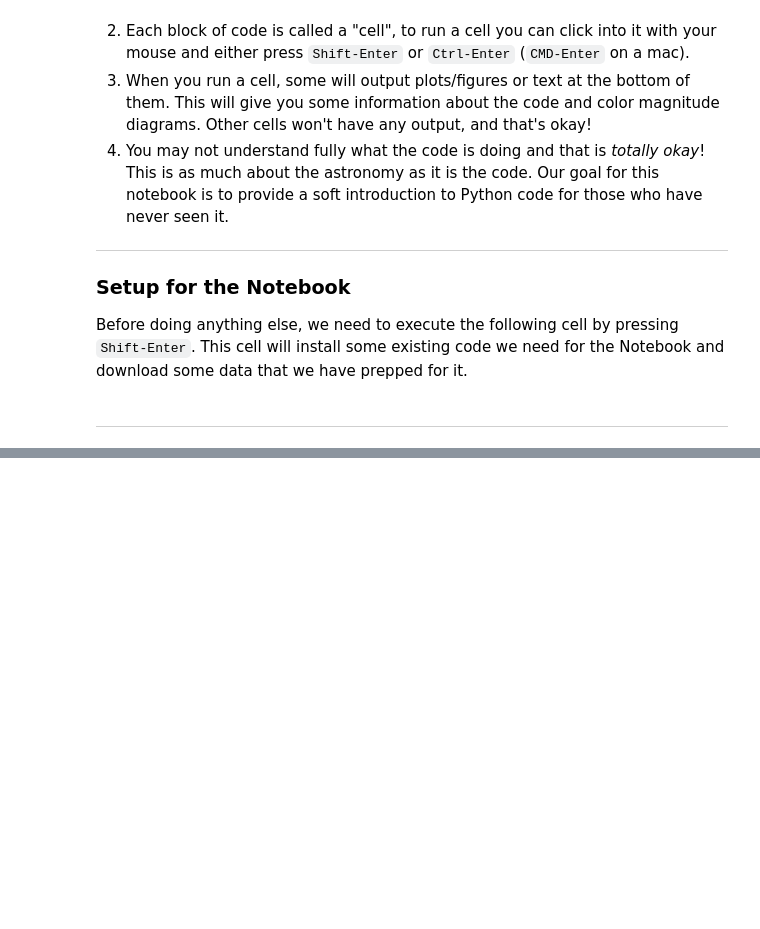
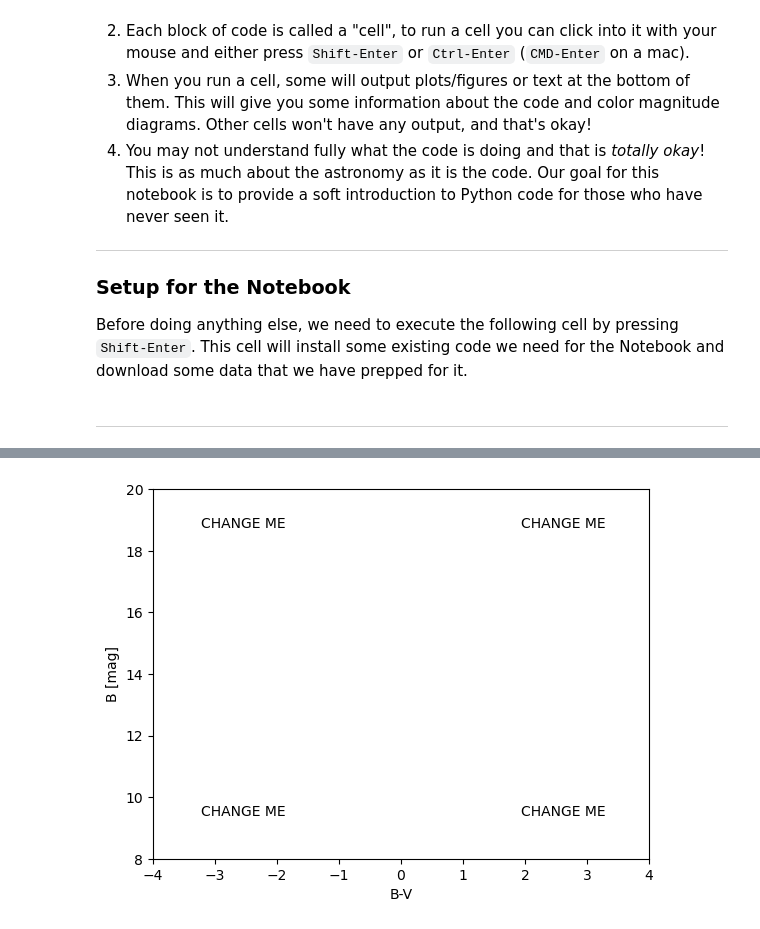
Before and after one commit to noahfranz13/astro-education-nbs, a Jupyter notebook: notebooks/color-magnitude-diagram-activity.ipynb, the cells around one changed output, grey strips where cells are left out. Cells and saved outputs as stored; diff of their text form; code cells hidden in the pictures; blank space fills up the shorter version.

```diff
--- a/notebooks/color-magnitude-diagram-activity.ipynb
+++ b/notebooks/color-magnitude-diagram-activity.ipynb
@@ -257,0 +77,11 @@ NameError: name 'np' is not defined
+# %%
+labels = {
+    "upper-left":   "CHANGE ME",
+    "upper-right":  "CHANGE ME",
+    "lower-left":   "CHANGE ME",
+    "lower-right":  "CHANGE ME"
+    }
+
+plot_labels_cmd(labels)
+# %% [output]
+[figure, added]
```
Also changed, not shown: parts of 26 cells of this notebook, 3 other files.
